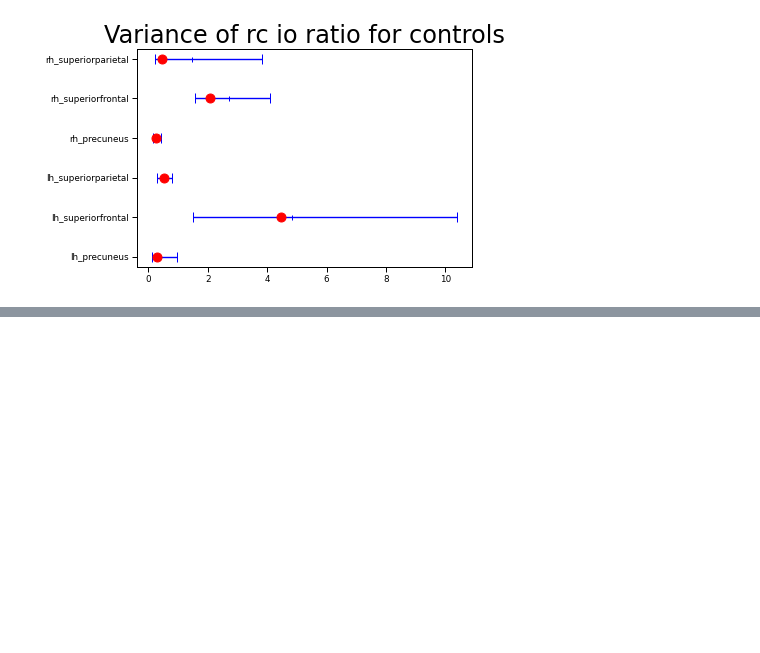
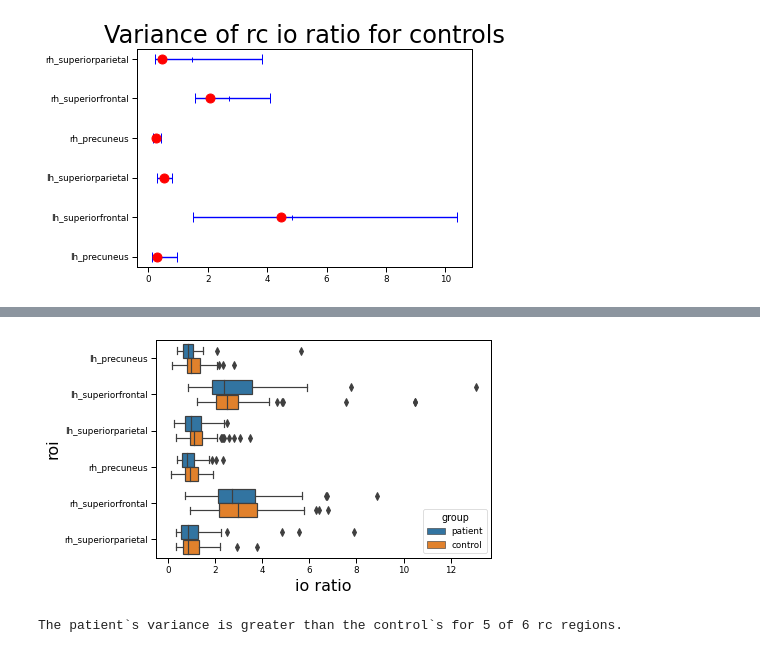
Before and after one commit to bjoernkoehn21/Reproduce-results-from-Senden-paper, a Jupyter notebook: SZ_analysis_subjectwise.ipynb, the cells around one changed output, grey strips where cells are left out. Saved outputs shown, nothing was run; the diff lists cells and outputs as text; code cells hidden in the pictures; blank space fills up the shorter version.

```diff
--- a/SZ_analysis_subjectwise.ipynb
+++ b/SZ_analysis_subjectwise.ipynb
@@ -1462,0 +1517,30 @@ np.vectorize(real_sampling)
+# %%
+## Compare groups in one boxplot with respect to io ratio of rc regions.
+dataframe_patients = pd.DataFrame(io_ratio_rc_patients.reshape(-1),
+                                  columns=['io ratio'])
+dataframe_patients['group'] = np.repeat('patient', dataframe_patients.size)
+dataframe_patients['roi'] = np.matlib.repmat(
+    roi_labels[mask_rc], n_patients, 1).reshape(-1)
+
+dataframe_controls = pd.DataFrame(io_ratio_rc_controls.reshape(-1),
+                                  columns=['io ratio'])
+dataframe_controls['group'] = np.repeat('control', dataframe_controls.size)
+dataframe_controls['roi'] = np.matlib.repmat(
+    roi_labels[mask_rc], n_controls, 1).reshape(-1)
+
+dataframe_all_subjects = dataframe_patients.append(dataframe_controls)
+
+ax = sns.boxplot(x = dataframe_all_subjects['io ratio'],
+            y = dataframe_all_subjects['roi'],
+            hue = dataframe_all_subjects['group'])
+sns.set_context("paper", rc={"font.size":8,"axes.titlesize":8,"axes.labelsize":16})
+#ax.set_title("Title",fontsize=24)
+plt.show()
+roi_count_patients_greater_than_controls = sum(
+    np.var(io_ratio_rc_patients, axis=0) > np.var(io_ratio_rc_controls, axis=0))
+print('The patient`s variance is greater than the control`s for',
+      roi_count_patients_greater_than_controls, 'of',
+      len(indexes_rc), 'rc regions.')
+# %% [output]
+[figure, added]
+The patient`s variance is greater than the control`s for 5 of 6 rc regions.
```
Also changed, not shown: parts of 18 cells of this notebook, 8 other files.
